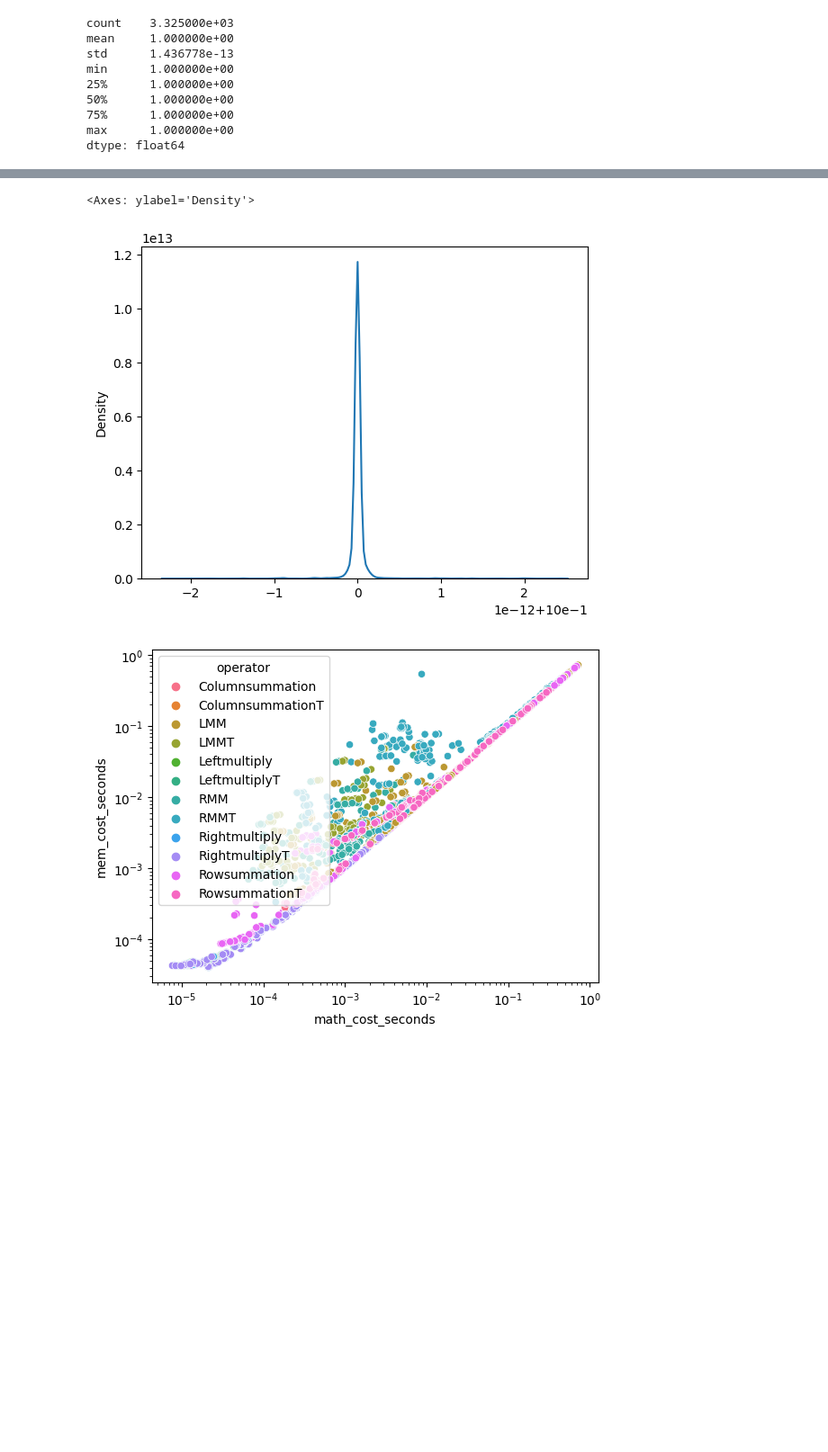
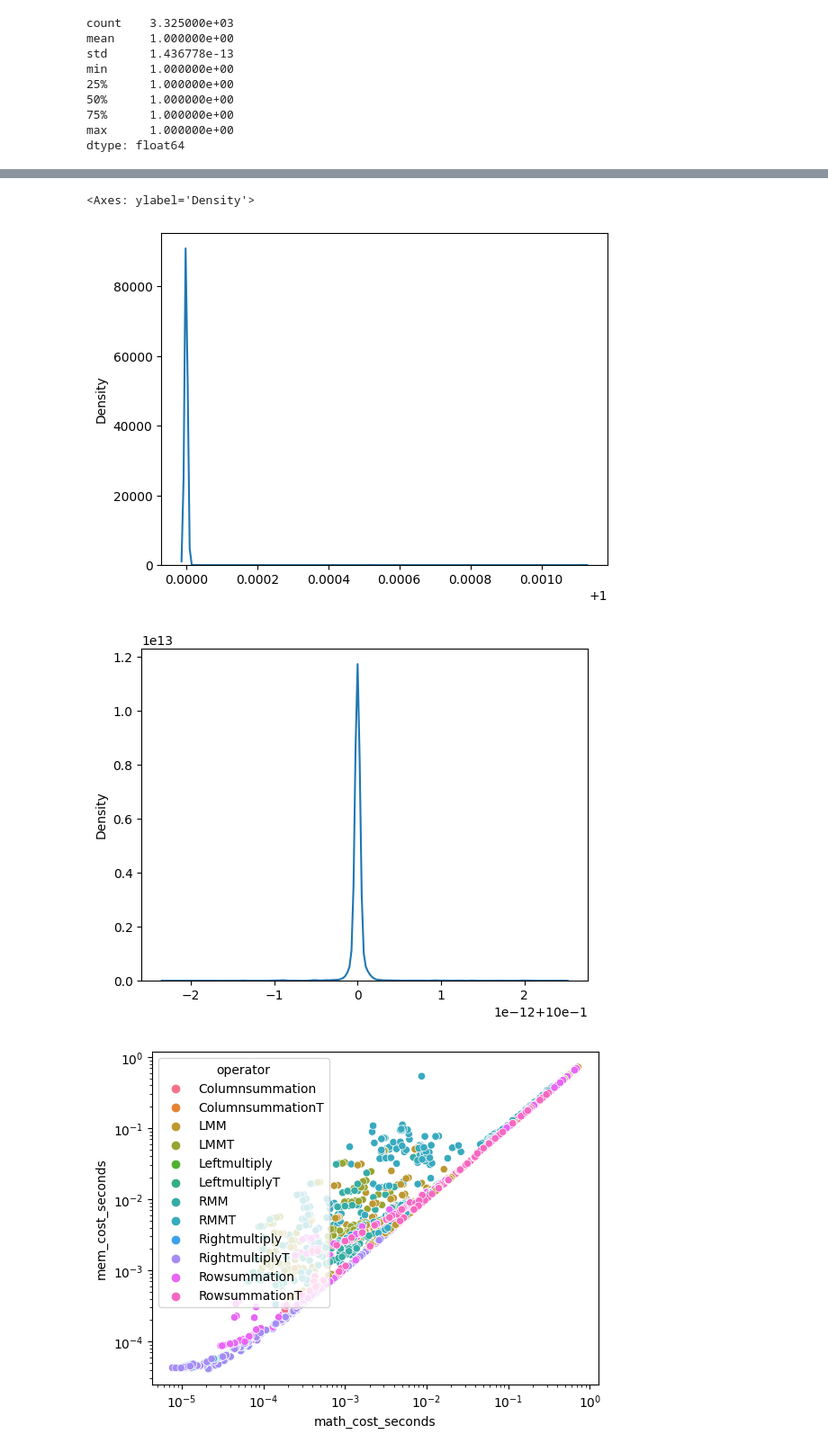
Before and after one commit to ptemarvelde/amalur-experiments, a Jupyter notebook: results/full_1/analytical_model/analytical.ipynb, the cells around one changed output, grey strips where cells are left out. Shown at 90% size. Drawn from its saved outputs; the diff is of its cells as text; code cells hidden in the pictures; blank space fills up the shorter version.

```diff
--- a/results/full_1/analytical_model/analytical.ipynb
+++ b/results/full_1/analytical_model/analytical.ipynb
@@ -195,8 +207,13 @@ dtype: float64
+# %%
+sns.kdeplot()
+# %% [output]
+<Axes: ylabel='Density'>
+[figure, added]
 # %%
 # ax = sns.scatterplot(data=with_gpu_chars, x='math_cost_seconds', y='duration_sum', hue='gpu')
-sns.kdeplot(with_gpu_chars.mem_cost_seconds / (with_gpu_chars.duration_sum / 1e9))
+ax = sns.kdeplot(with_gpu_chars.mem_cost_seconds / (with_gpu_chars.duration_sum / 1e9))
+# ax.set_xlim(-0.1, 0.1)
 # %% [output]
-<Axes: ylabel='Density'>
 [figure]
 # %%
 ax = sns.scatterplot(data=with_gpu_chars, x='math_cost_seconds', y='mem_cost_seconds', hue='operator')
```
Also changed, not shown: parts of 2 cells of this notebook, 5 other files.
